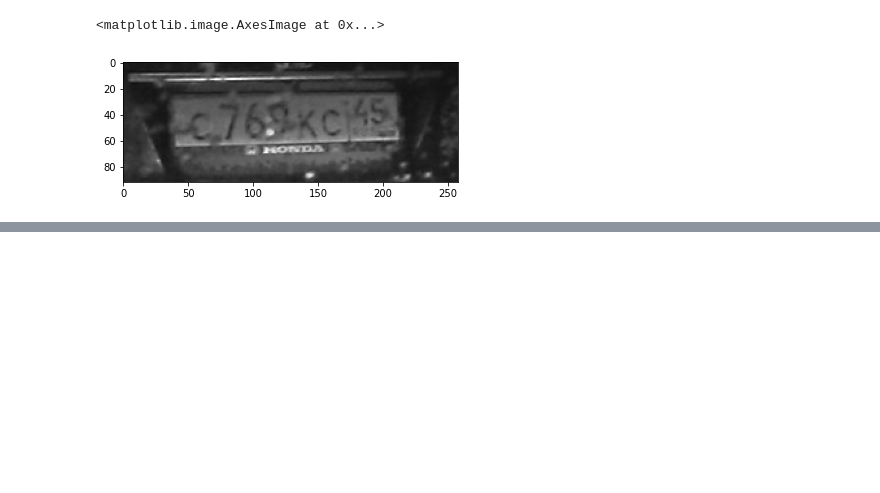
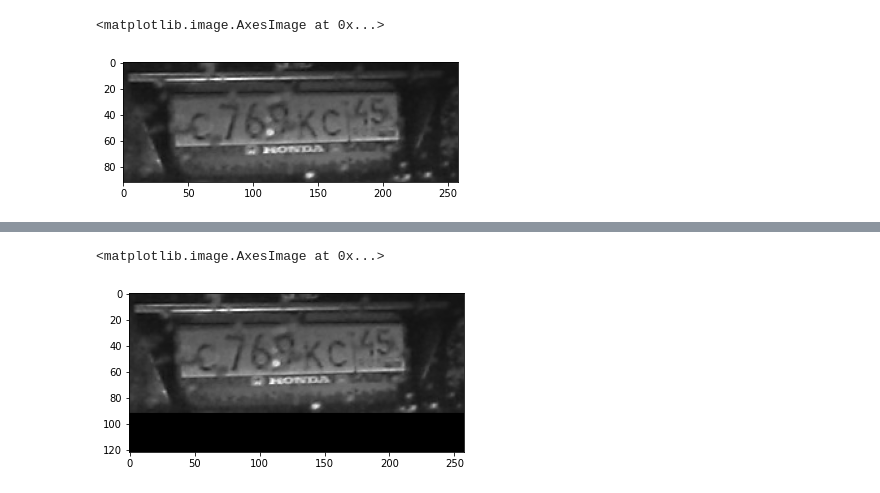
Before and after one commit to Kirundel/Tips-Tricks, a Jupyter notebook: project/cnd/ocr/test.ipynb, the cells around one changed output, grey strips where cells are left out. Drawn from its saved outputs; the diff is of its cells as text; code cells hidden in the pictures; blank space fills up the shorter version.

```diff
--- a/project/cnd/ocr/test.ipynb
+++ b/project/cnd/ocr/test.ipynb
@@ -45 +44,4 @@ print(result)
 ['A119AO', 'C769KC']
+# %%
+art = ds1[0]
+plt.imshow(art)
@@ -45,0 +51,7 @@ print(result)
+# %%
+art = np.resize(art, (art.shape[0] + 30, art.shape[1], art.shape[2]))
+art[-30:] = 0
+plt.imshow(art)
+# %% [output]
+<matplotlib.image.AxesImage at 0x...>
+[figure, added]
```
Also changed, not shown: parts of 4 cells of this notebook, 10 other files.
